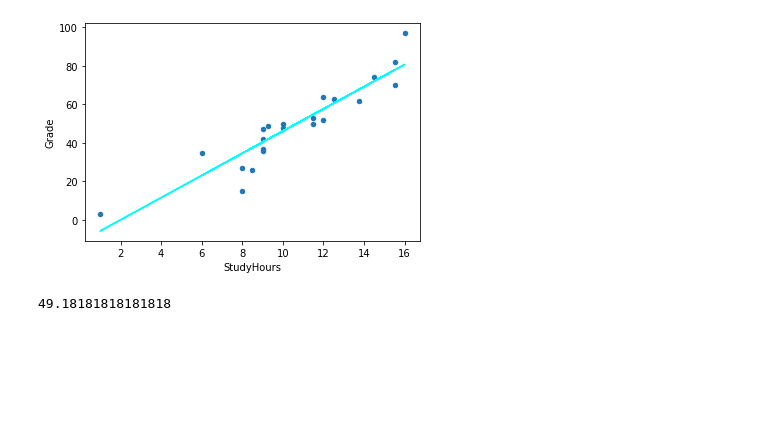
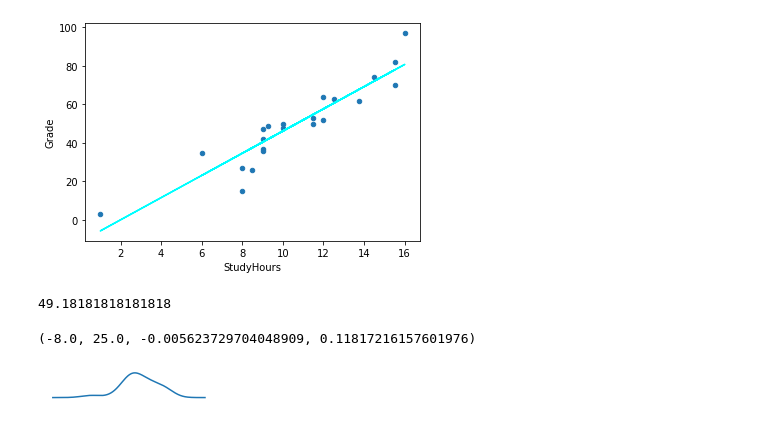
Before and after one commit to Prosserc/python_notebooks, a Jupyter notebook: learning/mpn_data_science/1_01_vis.ipynb, the cells around one changed output. Drawn from its saved outputs; the diff is of its cells as text; code cells hidden in the pictures; blank space fills up the shorter version.

```diff
--- a/learning/mpn_data_science/1_01_vis.ipynb
+++ b/learning/mpn_data_science/1_01_vis.ipynb
@@ -163,3 +154,10 @@ plt.show()
 df_students['Grade'].mean()
 # %% [output]
 49.18181818181818
+# %%
+# short density plot for col headers
+plt = df_students.StudyHours.plot.density(figsize=(3,0.5))
+plt.axis('off')
+# %% [output]
+(-8.0, 25.0, -0.005623729704048909, 0.11817216157601976)
+[figure, added]
```
Also changed, not shown: parts of 7 cells of this notebook, 10 other files.
